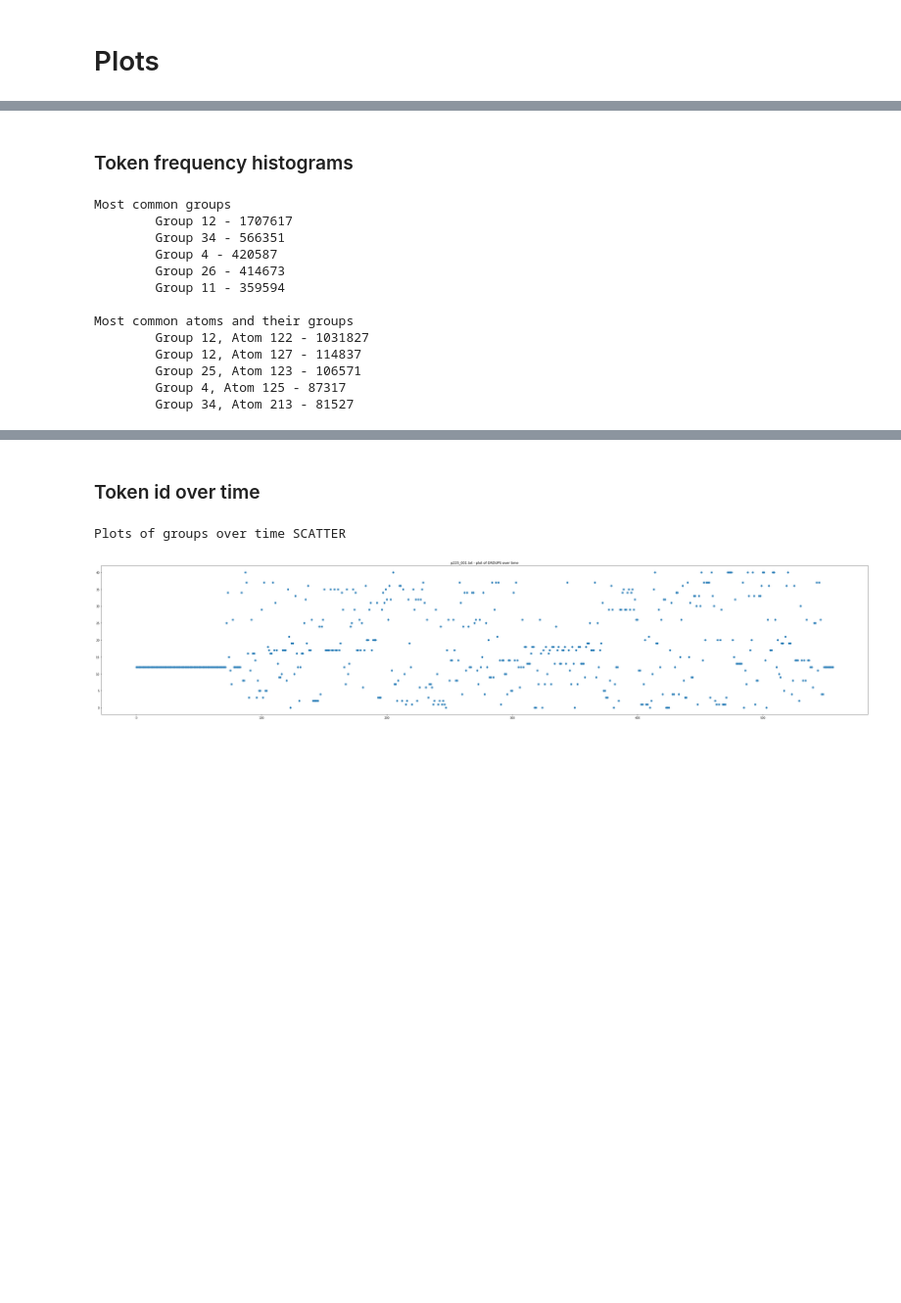
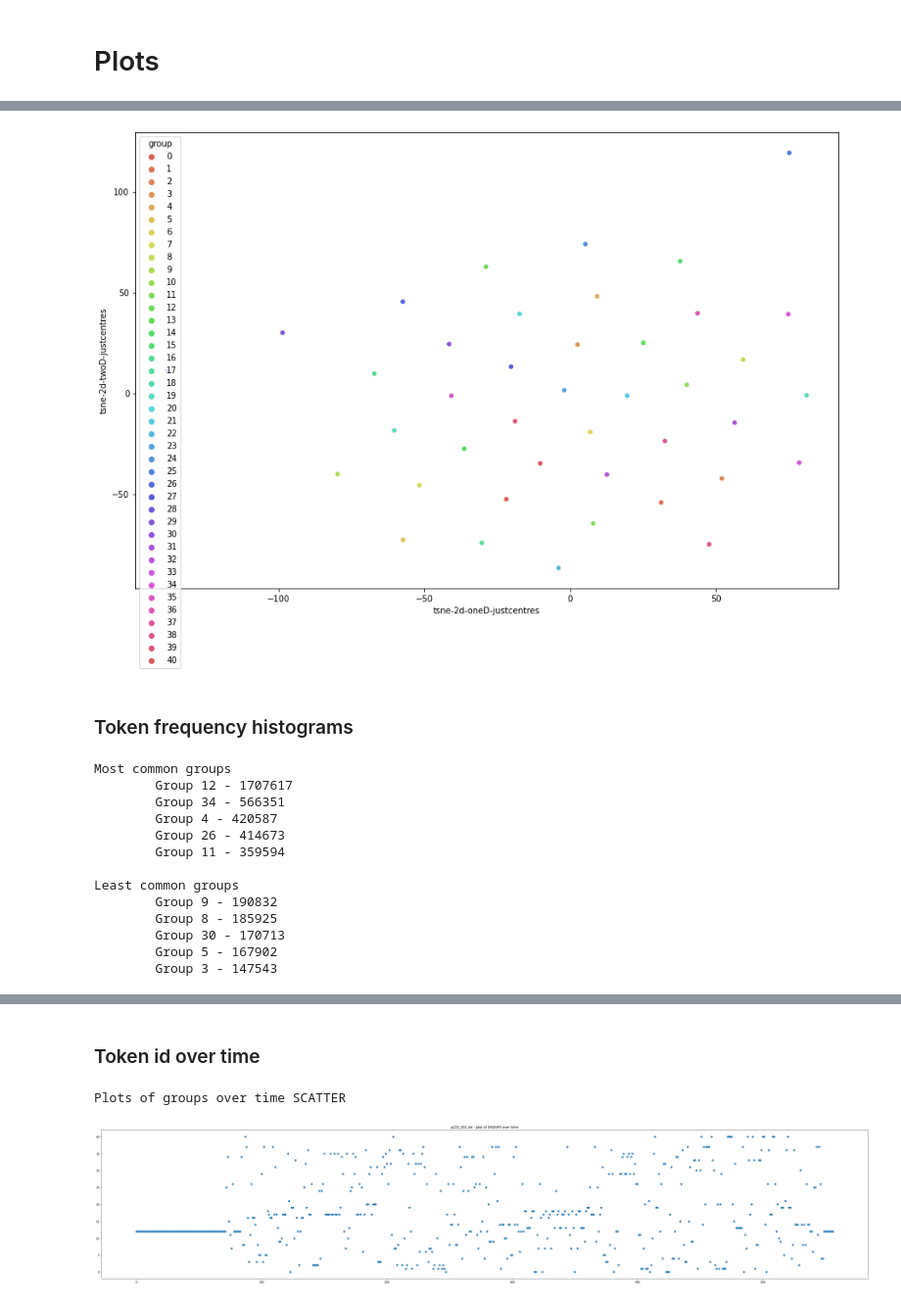
Before and after one commit to jonojace/GlobalLatentEmbedding, a Jupyter notebook: notebooks/analyse_vqvae_tokens.ipynb, the cells around one changed output, grey strips where cells are left out. Shown at 98% size. Saved outputs shown, nothing was run; the diff lists cells and outputs as text; code cells hidden in the pictures; blank space fills up the shorter version.

```diff
--- a/notebooks/analyse_vqvae_tokens.ipynb
+++ b/notebooks/analyse_vqvae_tokens.ipynb
@@ -103,19 +201,51 @@ plt.show()
+# %%
+############################
+# Plot a T-SNE fit of just the 41 group centres
+
+###############################################################
+# fit T-SNE (with atom embeddings AND the group centres)
+all_embeddings = df.loc[df['type']=='group','embedding_dim1':f'embedding_dim{embedding_dim}']  # just centres
+tsne_results = tsne.fit_transform(all_embeddings)
+
+###############################################################
+# assign T-SNE coords to their relevant dataframes
+df.loc[df['type']=='group','tsne-2d-oneD-justcentres'] = tsne_results[:,0]
+df.loc[df['type']=='group','tsne-2d-twoD-justcentres'] = tsne_results[:,1]
+
+############################
+# plot T-SNE for all atoms and all groups
+scatter_plot_figsize = (15,10)
+plt.figure(figsize=scatter_plot_figsize)
+
+#TODO investigate how come sometimes when you fit T-SNE, some group centres are thrown way off from the rest???, sometimes they are not....
+
+sns.scatterplot(
+    x="tsne-2d-oneD-justcentres", y="tsne-2d-twoD-justcentres",
+    hue="group",
+    palette=sns.color_palette("hls", 41),
+    data=df.loc[df['type']=='group'],
+    alpha=1,
+#     size='type',
+#     sizes=(250, 50)
+)
+plt.show()
+# %% [output]
+[figure, added]
 # %% [markdown]
 ### Token frequency histograms
 # %%
-# count frequencies of atoms and groups
-groups_c, atoms_c = Counter(), Counter()
+# count frequencies of groups
+groups_c = Counter()
 for utt_id in data:
     groups_c.update(data[utt_id]['groups'])
-    atoms_c.update(data[utt_id]['atoms'])
 
 print("Most common groups")
 for group, count in groups_c.most_common(5):
     print(f'\tGroup {group} - {count}')
 
-print("\nMost common atoms and their groups")
-for atom, count in atoms_c.most_common(5):
-    print(f'\tGroup {atom2group[atom]}, Atom {atom} - {count}')
+print("\nLeast common groups")
+for group, count in groups_c.most_common()[-5:]:
+    print(f'\tGroup {group} - {count}')
 # %% [output]
 Most common groups
         Group 12 - 1707617
@@ -124,12 +254,12 @@ Most common groups
         Group 26 - 414673
         Group 11 - 359594
 
-Most common atoms and their groups
-        Group 12, Atom 122 - 1031827
-        Group 12, Atom 127 - 114837
-        Group 25, Atom 123 - 106571
-        Group 4, Atom 125 - 87317
-        Group 34, Atom 213 - 81527
+Least common groups
+        Group 9 - 190832
+        Group 8 - 185925
+        Group 30 - 170713
+        Group 5 - 167902
+        Group 3 - 147543
 # %%
 plt.rcParams['figure.figsize'] = [40, 8]
 
```
Also changed, not shown: parts of 14 cells of this notebook.
